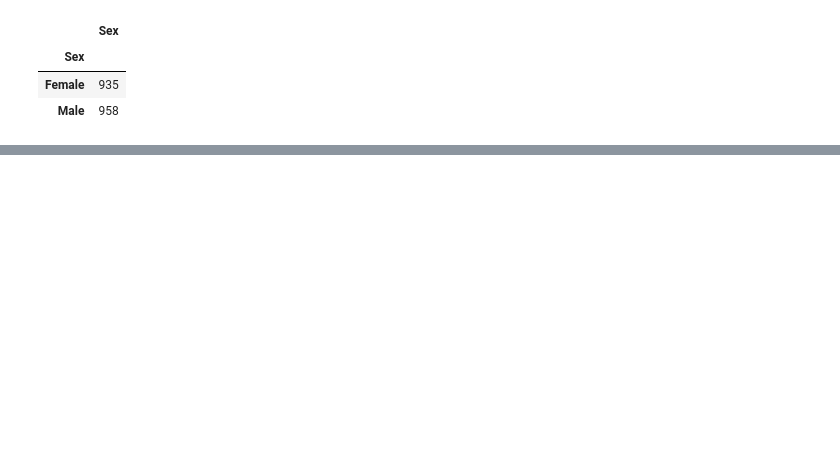
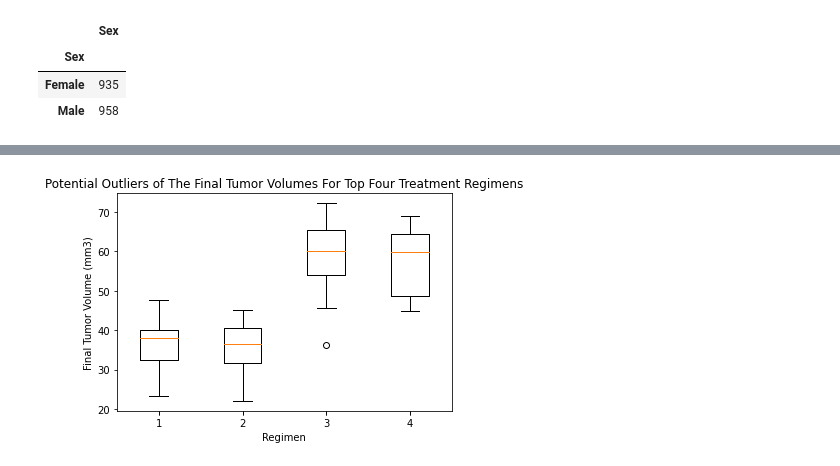
Before and after one commit to longhorn2000/Matplotlib_Homework, a Jupyter notebook: pymaceuticals.ipynb, the cells around one changed output, grey strips where cells are left out. Drawn from its saved outputs; the diff is of its cells as text; code cells hidden in the pictures; blank space fills up the shorter version.

```diff
--- a/pymaceuticals.ipynb
+++ b/pymaceuticals.ipynb
@@ -32,8 +32,10 @@ study_results.head()
 | 3 | a457 | 0 | 45.0 | 0 |
 | 4 | c819 | 0 | 45.0 | 0 |
 # %%
-combined_data = pd.merge(mouse_metadata, study_results, how = "outer", on = "Mouse ID")
-combined_data.head()
+# Combine the above data into a single dataset
+combined_df = pd.merge(mouse_metadata, study_results, how='outer', on="Mouse ID")
+# Display the data table for preview
+combined_df.head()
 # %% [output]
 |  | Mouse ID | Drug Regimen | Sex | Age_months | Weight (g) | Timepoint | Tumor Volume (mm3) | ... |
 | 0 | k403 | Ramicane | Male | 21 | 16 | 0 | 45.000000 | ... |
@@ -221,0 +262,26 @@ plt.show()
+# %%
+# Put treatments into a list for for loop (and later for plot labels)
+# Create empty list to fill with tumor vol data (for plotting)
+# Calculate the IQR and quantitatively determine if there are any potential outliers.
+# Locate the rows which contain mice on each drug and get the tumor volumes
+# add subset
+# Determine outliers using upper and lower bounds
+treatment = 0
+for drug in drug_list:
+    quartiles = last_timepoint[drug].quantile([.25,.5,.75]).round(2)
+    lowerq = quartiles[0.25].round(2)
+    upperq = quartiles[0.75].round(2)
+    iqr = round(upperq-lowerq,2)
+    lower_bound = round(lowerq - (1.5*iqr),2)
+    upper_bound = round(upperq + (1.5*iqr),2)
+
+
+    if treatment == 0:
+        print(f"------------------------------------------------------------")
+    print(f"The lower quartile of {drug} treatments is: {lowerq}")
+    print(f"The upper quartile of {drug} treatments is: {upperq}")
+    print(f"The interquartile range of {drug} treatments is: {iqr}")
+    print(f"Values below {lower_bound} could be {drug} outliers.")
+    print(f"Values above {upper_bound} could be {drug} outliers.")
+    print(f"------------------------------------------------------------")
+    treatment+=1
@@ -221,0 +306,15 @@ plt.show()
+# %%
+boxplot_list = []
+for drug in drug_list:
+    boxplot_list.append(list(last_timepoint[drug].dropna()))
+
+# Generate a box plot of the final tumor volume of each mouse across four regimens of interest
+fig = plt.figure()
+plt.xlabel("Regimen")
+plt.xticks([1,2,3,4],rotation=0)
+plt.ylabel("Final Tumor Volume (mm3)")
+plt.title("Potential Outliers of The Final Tumor Volumes For Top Four Treatment Regimens")
+plt.boxplot(boxplot_list)
+plt.show()
+# %% [output]
+[figure, added]
```
Also changed, not shown: parts of 13 cells of this notebook.
